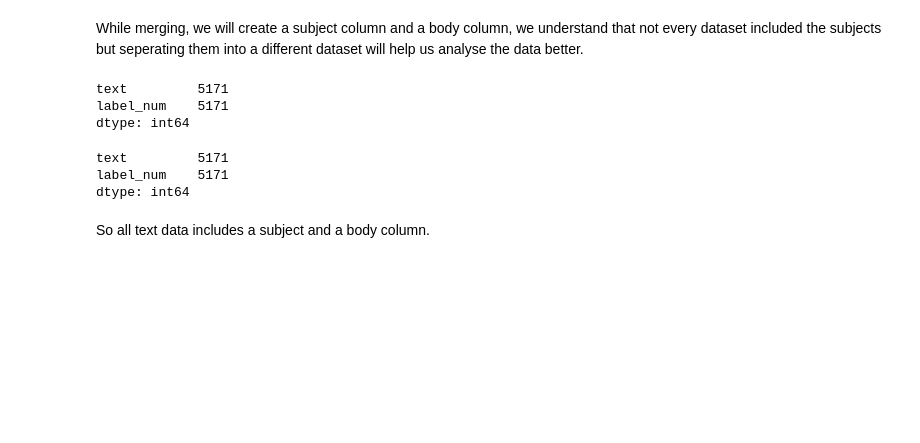
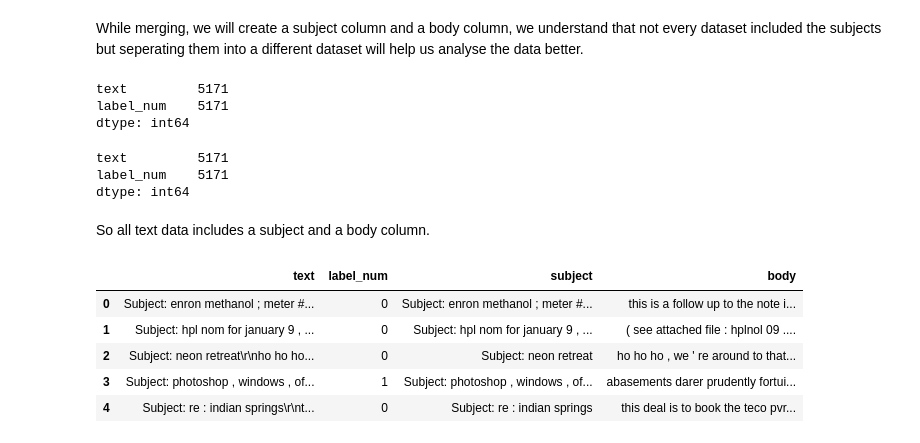
Before and after one commit to ragibglv/YZV311E_Data_Mining_Project, a Jupyter notebook: data_merge.ipynb, the cells around one changed output. Cells and saved outputs as stored; diff of their text form; code cells hidden in the pictures; blank space fills up the shorter version.

```diff
--- a/data_merge.ipynb
+++ b/data_merge.ipynb
@@ -120,3 +131,18 @@ label_num    5171
 dtype: int64
 # %% [markdown]
 So all text data includes a subject and a body column.
+# %%
+# what we know is in text column the subject ends right after \r and the body starts after \n
+# so we will split the text column into 2 columns
+
+data2["subject"] = data2["text"].str.split("\r").str[0]
+data2["body"] = data2["text"].str.split("\n").str[1]
+# %%
+data2.head()
+# %% [output]
+|  | text | label_num | subject | body |
+| 0 | Subject: enron methanol ; meter #... | 0 | Subject: enron methanol ; meter #... | this is a follow up to the note i... |
+| 1 | Subject: hpl nom for january 9 , ... | 0 | Subject: hpl nom for january 9 , ... | ( see attached file : hplnol 09 .... |
+| 2 | Subject: neon retreat\r\nho ho ho... | 0 | Subject: neon retreat | ho ho ho , we ' re around to that... |
+| 3 | Subject: photoshop , windows , of... | 1 | Subject: photoshop , windows , of... | abasements darer prudently fortui... |
+| 4 | Subject: re : indian springs\r\nt... | 0 | Subject: re : indian springs | this deal is to book the teco pvr... |
```
Also changed, not shown: parts of 19 cells of this notebook.
